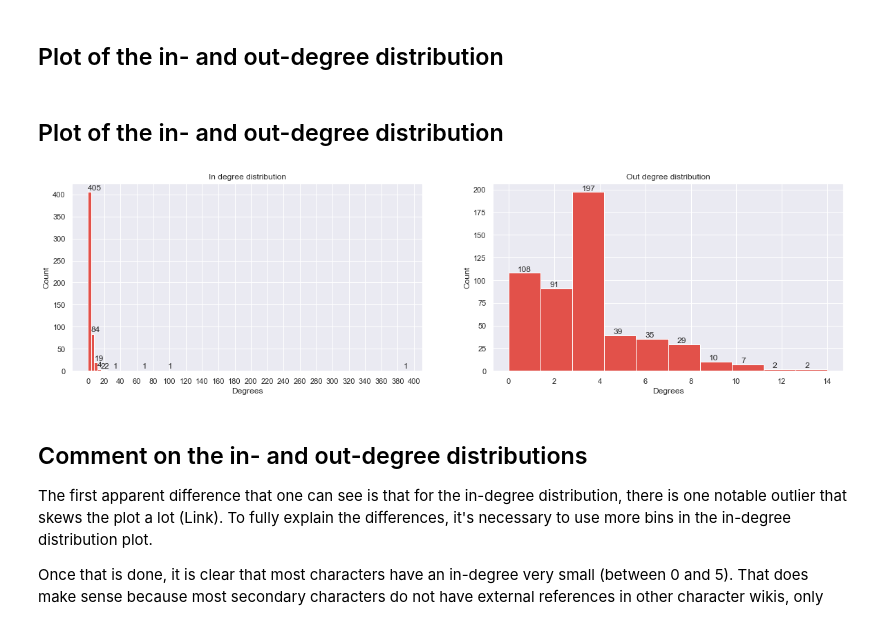
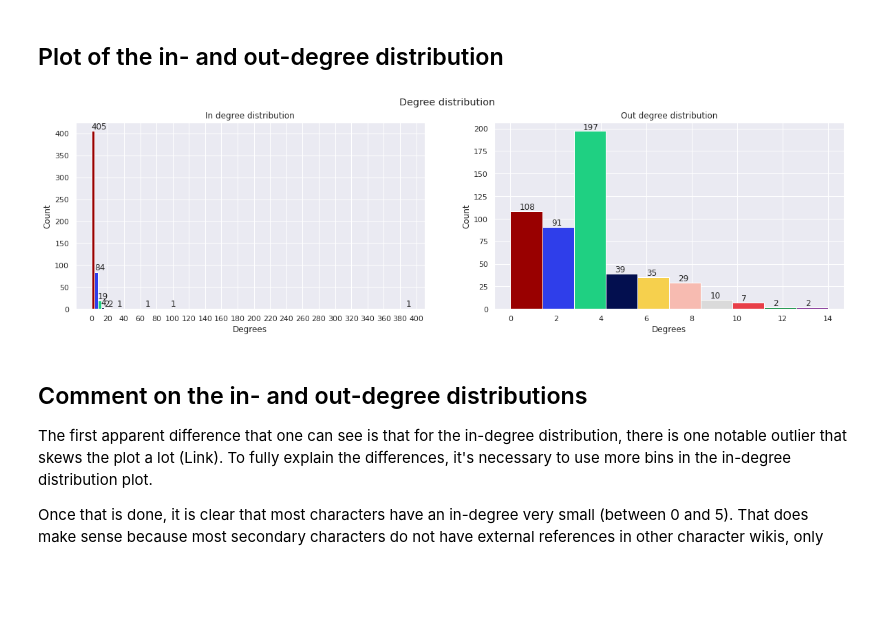
Before and after one commit to Moesen/socialgraphs2021, a Jupyter notebook: Assignment2/Assignment2Gustav.ipynb, the cells around one changed output. Drawn from its saved outputs; the diff is of its cells as text; code cells hidden in the pictures; blank space fills up the shorter version.

Commit message:
colors :)

```diff
--- a/Assignment2/Assignment2Gustav.ipynb
+++ b/Assignment2/Assignment2Gustav.ipynb
@@ -43,9 +44,12 @@ DTU_COLORS_HEX = dict(
 )
 
 sns.set()
-sns.set_palette("Spectral")
+#sns.set_palette("Spectral")
 
 cmap = sns.color_palette("Spectral", as_cmap=True)
+cmap = ListedColormap(DTU_COLORS_HEX.values())
+
+plt.rcParams["image.cmap"] = "Set1"
 
 big_plot = dict(
     figsize     = (20, 20),
@@ -54,3 +58,5 @@ big_plot = dict(
 default = dict(
     figsize     = (20, 5),
 )
+
+ListedColormap(DTU_COLORS_HEX.values())
@@ -178,34 +186,51 @@ Link being the most connected character is not surprising, as he is the franchis
 It is more or less what was expected for the allies, as all the characters that appear in the top 5 are main characters. For the enemies, it's a bit confusing, as all other characters than Calamity Ganon are not characters but generic enemies. However, it does make sense that they are in the top 5, as they are commonly occurring.
 # %% [markdown]
 ## Plot of the in- and out-degree distribution
-# %% [markdown]
-## Plot of the in- and out-degree distribution
 # %%
 fig, (in_ax, out_ax) = plt.subplots(1, 2, **default)
 fig.suptitle("Degree distribution")
 
 in_degrees = dict(GCC.in_degree()).values()
 out_degrees = dict(GCC.out_degree()).values()
 
 counts, bins, bars = in_ax.hist(in_degrees, bins=100)
 in_ax.set_title("In degree distribution")
 in_ax.set_xlabel("Degrees")
 in_ax.set_ylabel("Count")
 in_ax.set_xticks(np.arange(0, 420, step=20))
 
+bin_centers = 0.5 * (bins[:-1] + bins[1:])
+col = bin_centers - min(bin_centers)
+col /= max(col)
+col *= 10
+
+
+for c, p in zip(col, bars):
+  plt.setp(p, 'facecolor', cmap(c))
+
 for c, b in zip(counts, bins):
     if c > 0: in_ax.text(b, c+5, f"{c:.0f}")
 
 
 counts, bins, bars = out_ax.hist(out_degrees)
 out_ax.set_title("Out degree distribution")
 out_ax.set_xlabel("Degrees")
 out_ax.set_ylabel("Count")
 
+bin_centers = 0.5 * (bins[:-1] + bins[1:])
+col = bin_centers - min(bin_centers)
+col /= max(col)
+
+
+for c, p in zip(col, bars):
+  plt.setp(p, 'facecolor', cmap(c))
+
 for c, b in zip(counts, bins):
-    if c > 0: out_ax.text(b+.4, c+2, f"{c:.0f}")
+  if c > 0: out_ax.text(b+.4, c+2, f"{c:.0f}")
+
+plt.show()
 # %% [output]
-[figure, old version]
+[figure, new version]
 # %% [markdown]
 ## Comment on the in- and out-degree distributions
 
```
Also changed, not shown: parts of 19 cells of this notebook, 2 other files.
